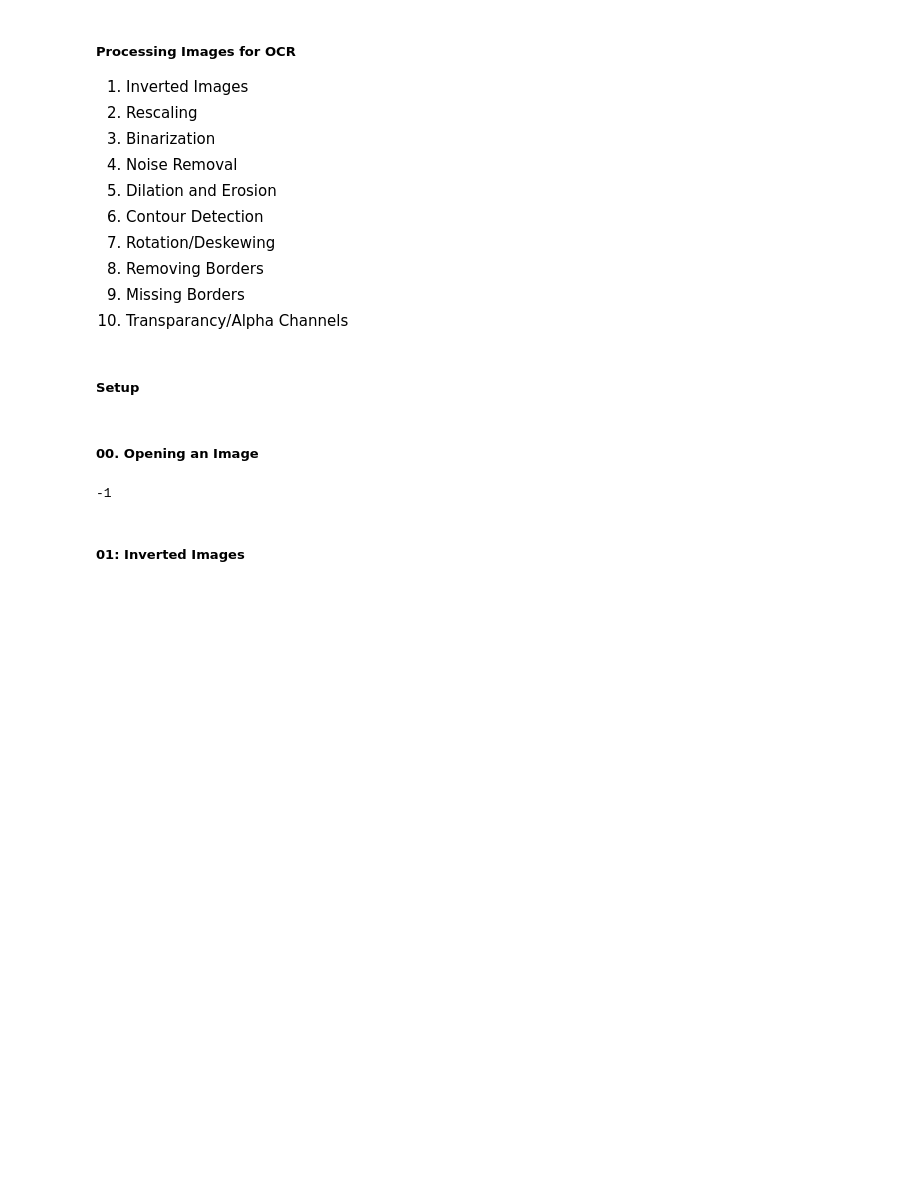
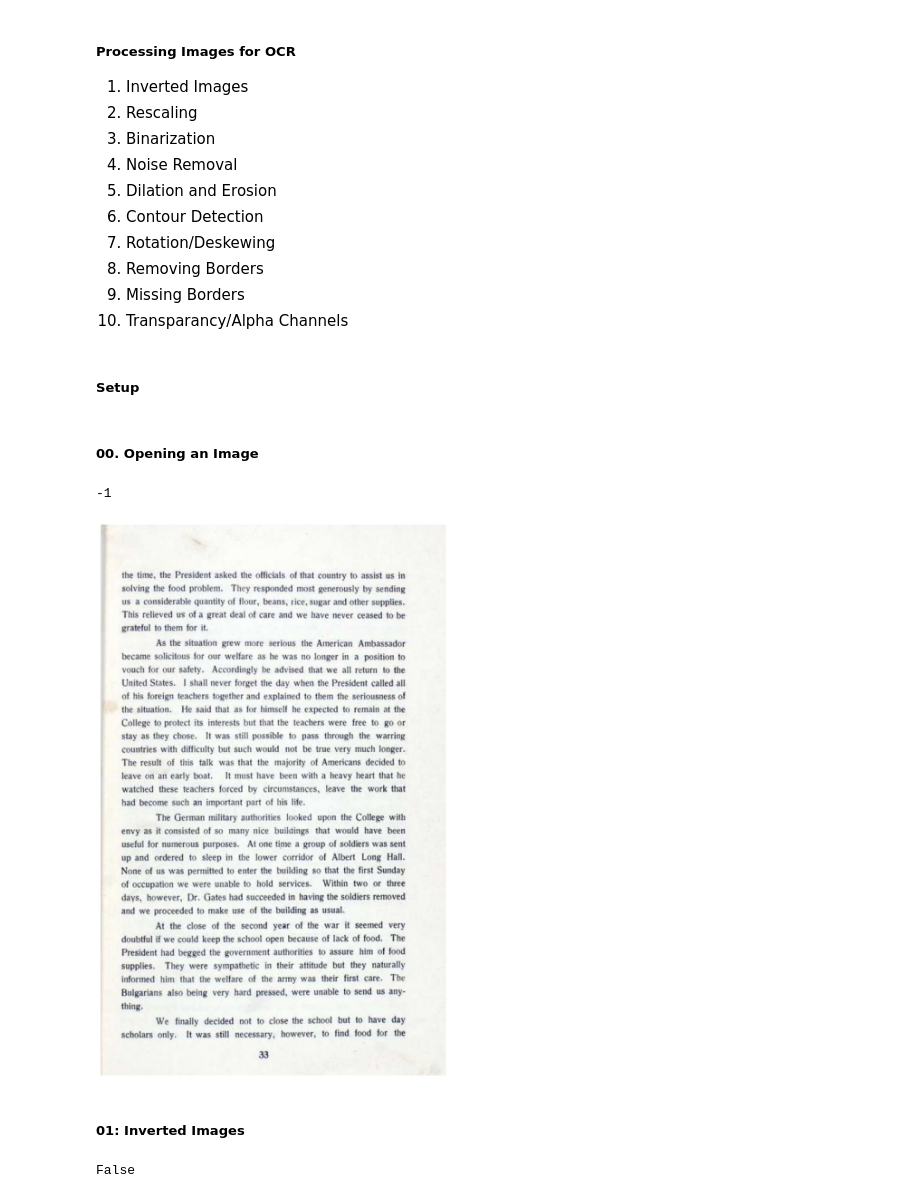
Before and after one commit to ron-ligsay/computer-vision, a Jupyter notebook: src/ocr/02_opencv_processing.ipynb, the cells around one changed output. Cells and saved outputs as stored; diff of their text form; code cells hidden in the pictures; blank space fills up the shorter version.

```diff
--- a/src/ocr/02_opencv_processing.ipynb
+++ b/src/ocr/02_opencv_processing.ipynb
@@ -24,3 +21,9 @@ img = cv2.imread(image_file)
+# %%
+PATH = "C:/Users/aky/Documents/Programs/computer-vision/"
+PATH2 = "C:\\Users\\aky\\Documents\\Programs\\computer-vision\\"
+PATH3 = r"C:\Users\aky\Documents\Programs\computer-vision"
+image_file = PATH + 'data/pdf/page_01.jpg'
+img = cv2.imread(image_file)
 # %%
 # Display image on screen with OpenCV
 # cv2.imshow('Original Image', img)
@@ -47,5 +50,14 @@ def display(im_path):
     ax.imshow(im_data, cmap='gray')
 
     plt.show()
+# %%
+display(image_file)
+# %% [output]
+[figure, added]
 # %% [markdown]
 ##### 01: Inverted Images
+# %%
+inverted_image = cv2.bitwise_not(img)
+cv2.imwrite(r'' + PATH3 + '\data\temp\inverted_image.jpg', inverted_image)
+# %% [output]
+False
```
Also changed, not shown: parts of 16 cells of this notebook, 1 other file.
